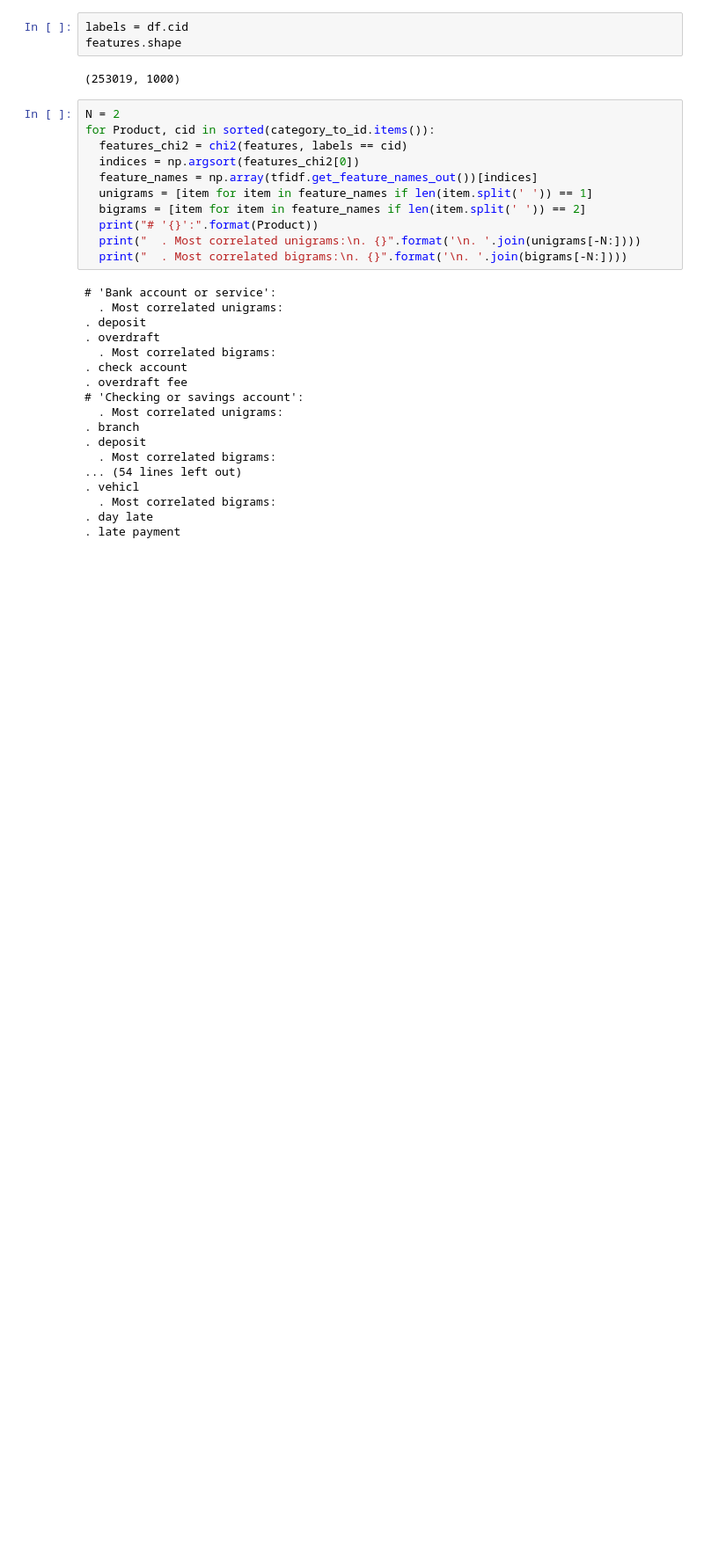
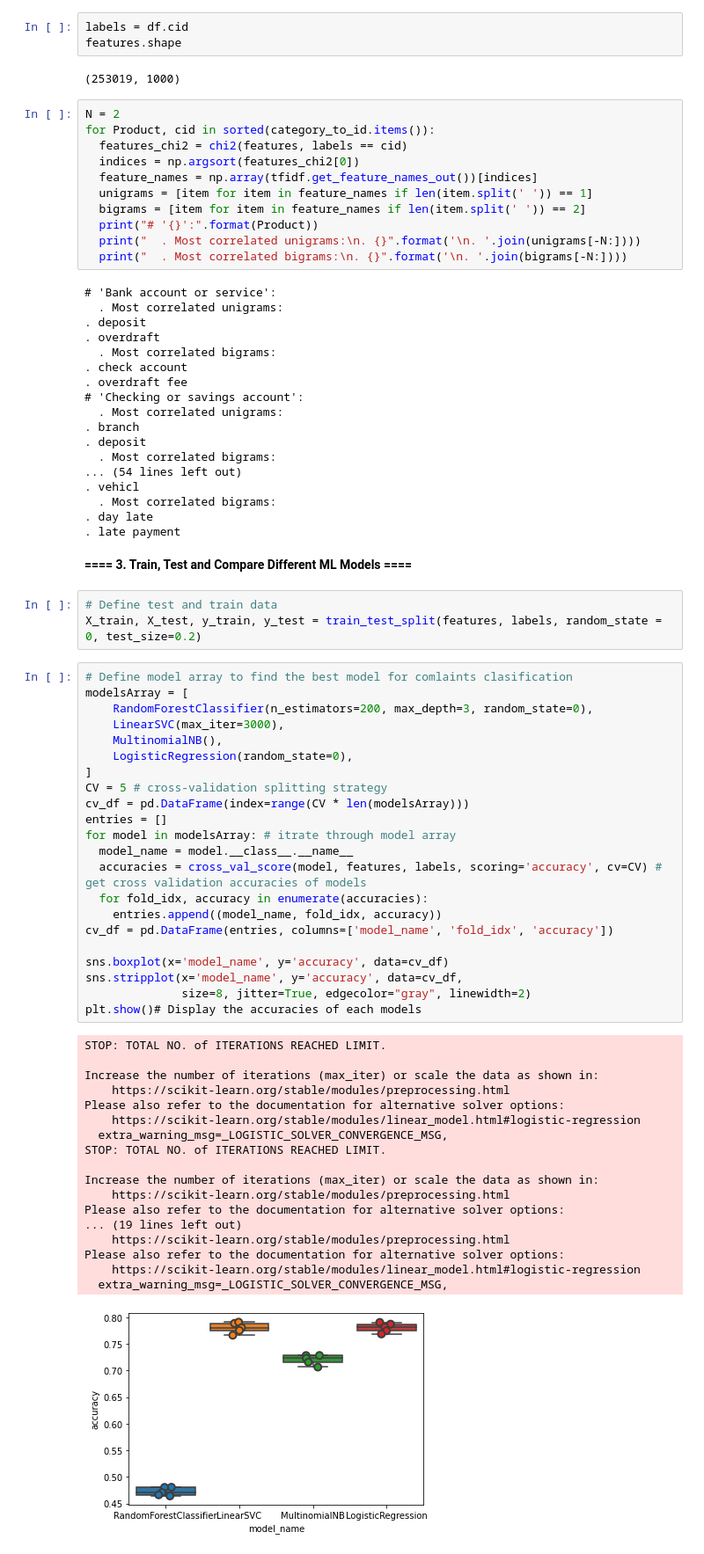
Before and after one commit to AdithyaKahawanugoda/ML_Assignment2_IT19105208_IT19091044_IT19105826_IT19170480, a Jupyter notebook: run.ipynb, the cells around one changed output. Shown at 88% size. Drawn from its saved outputs; the diff is of its cells as text; blank space fills up the shorter version.

Commit message:
Added model comparison code

```diff
--- a/run.ipynb
+++ b/run.ipynb
@@ -255,3 +255,49 @@ for Product, cid in sorted(category_to_id.items()):
   . Most correlated bigrams:
 . day late
 . late payment
+# %% [markdown]
+**==== 3. Train, Test and Compare Different ML Models ====**
+# %%
+# Define test and train data
+X_train, X_test, y_train, y_test = train_test_split(features, labels, random_state = 0, test_size=0.2)
+# %%
+# Define model array to find the best model for comlaints clasification
+modelsArray = [
+    RandomForestClassifier(n_estimators=200, max_depth=3, random_state=0),
+    LinearSVC(max_iter=3000),
+    MultinomialNB(),
+    LogisticRegression(random_state=0),
+]
+CV = 5 # cross-validation splitting strategy
+cv_df = pd.DataFrame(index=range(CV * len(modelsArray)))
+entries = []
+for model in modelsArray: # itrate through model array
+  model_name = model.__class__.__name__
+  accuracies = cross_val_score(model, features, labels, scoring='accuracy', cv=CV) # get cross validation accuracies of models
+  for fold_idx, accuracy in enumerate(accuracies):
+    entries.append((model_name, fold_idx, accuracy))
+cv_df = pd.DataFrame(entries, columns=['model_name', 'fold_idx', 'accuracy'])
+
+sns.boxplot(x='model_name', y='accuracy', data=cv_df)
+sns.stripplot(x='model_name', y='accuracy', data=cv_df,
+              size=8, jitter=True, edgecolor="gray", linewidth=2)
+plt.show()# Display the accuracies of each models
+# %% [output]
+STOP: TOTAL NO. of ITERATIONS REACHED LIMIT.
+
+Increase the number of iterations (max_iter) or scale the data as shown in:
+    https://scikit-learn.org/stable/modules/preprocessing.html
+Please also refer to the documentation for alternative solver options:
+    https://scikit-learn.org/stable/modules/linear_model.html#logistic-regression
+  extra_warning_msg=_LOGISTIC_SOLVER_CONVERGENCE_MSG,
+STOP: TOTAL NO. of ITERATIONS REACHED LIMIT.
+
+Increase the number of iterations (max_iter) or scale the data as shown in:
+    https://scikit-learn.org/stable/modules/preprocessing.html
+Please also refer to the documentation for alternative solver options:
+... (19 lines left out)
+    https://scikit-learn.org/stable/modules/preprocessing.html
+Please also refer to the documentation for alternative solver options:
+    https://scikit-learn.org/stable/modules/linear_model.html#logistic-regression
+  extra_warning_msg=_LOGISTIC_SOLVER_CONVERGENCE_MSG,
+[figure, added]
```
Also changed, not shown: parts of 15 cells of this notebook.
